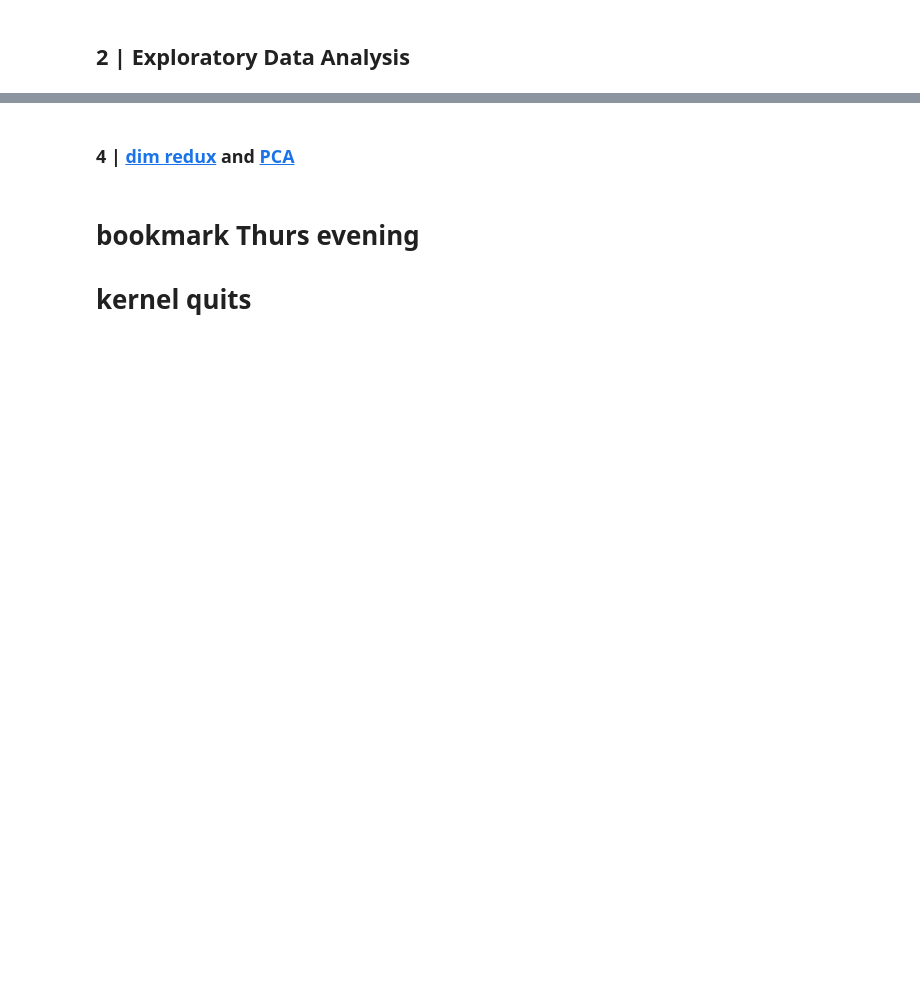
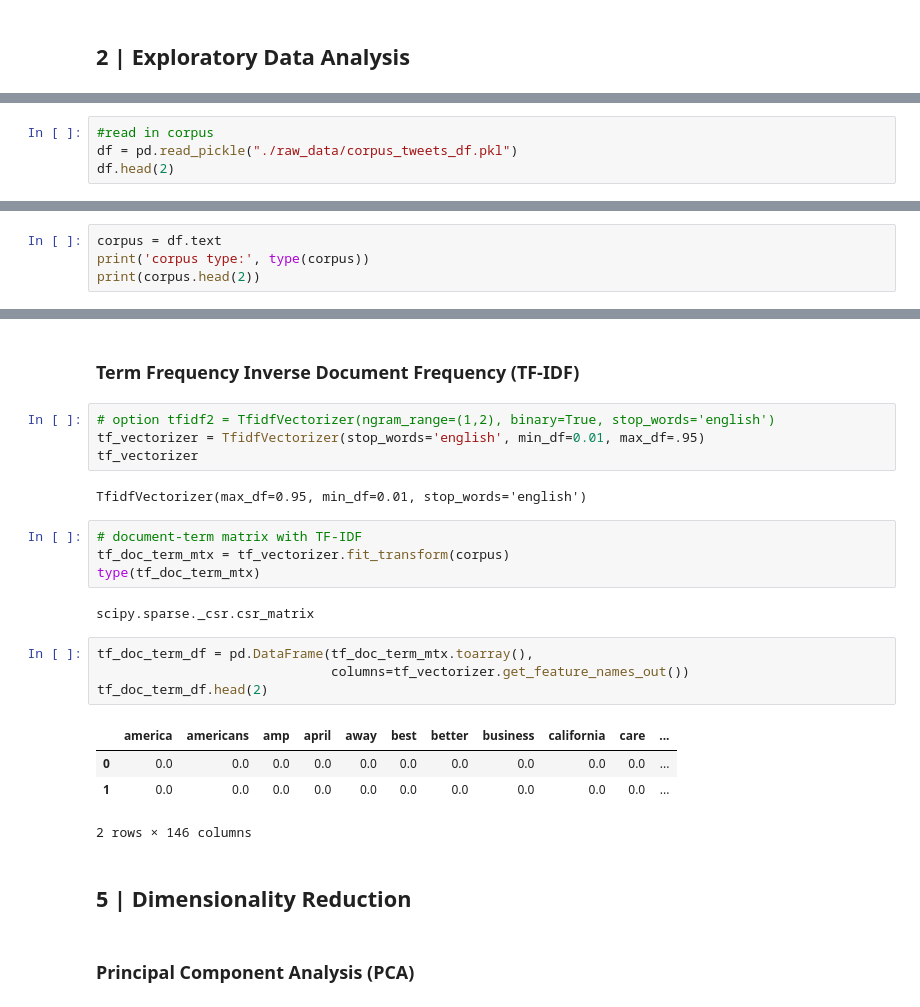
Before and after one commit to slp22/nlp-project, a Jupyter notebook: nlp-coronavirus-tweets-mvp.ipynb, the cells around one changed output, grey strips where cells are left out. Drawn from its saved outputs; the diff is of its cells as text; blank space fills up the shorter version.

```diff
--- a/nlp-coronavirus-tweets-mvp.ipynb
+++ b/nlp-coronavirus-tweets-mvp.ipynb
@@ -217,0 +243,4 @@ text_df_cv
+# %%
+#read in corpus
+df = pd.read_pickle("./raw_data/corpus_tweets_df.pkl")
+df.head(2)
@@ -224,0 +270,4 @@ df.head()
+# %%
+corpus = df.text
+print('corpus type:', type(corpus))
+print(corpus.head(2))
@@ -225,6 +301,28 @@ df.head()
+# %% [markdown]
+### Term Frequency Inverse Document Frequency (TF-IDF)
+# %%
+# option tfidf2 = TfidfVectorizer(ngram_range=(1,2), binary=True, stop_words='english')
+tf_vectorizer = TfidfVectorizer(stop_words='english', min_df=0.01, max_df=.95)
+tf_vectorizer
+# %% [output]
+TfidfVectorizer(max_df=0.95, min_df=0.01, stop_words='english')
+# %%
+# document-term matrix with TF-IDF
+tf_doc_term_mtx = tf_vectorizer.fit_transform(corpus)
+type(tf_doc_term_mtx)
+# %% [output]
+scipy.sparse._csr.csr_matrix
+# %%
+tf_doc_term_df = pd.DataFrame(tf_doc_term_mtx.toarray(),
+                              columns=tf_vectorizer.get_feature_names_out())
+tf_doc_term_df.head(2)
+# %% [output]
+|  | america | americans | amp | april | away | best | better | business | california | care | ... |
+| 0 | 0.0 | 0.0 | 0.0 | 0.0 | 0.0 | 0.0 | 0.0 | 0.0 | 0.0 | 0.0 | ... |
+| 1 | 0.0 | 0.0 | 0.0 | 0.0 | 0.0 | 0.0 | 0.0 | 0.0 | 0.0 | 0.0 | ... |
+2 rows × 146 columns
 # %% [markdown]
-### 4 | [dim redux](http://localhost:8888/notebooks/Documents/GitHub/metis_dsml/05_nlp/g2-dimensionality-reduction/nlp_unsupervised_dimensionality_reduction_exercises3.ipynb) and [PCA](http://localhost:8888/notebooks/Documents/GitHub/metis_dsml/05_nlp/g2-dimensionality-reduction/PCA_digits.ipynb)<a id='4'></a>
+## 5 | Dimensionality Reduction <a id='5'></a>
-# %% [markdown]
-# bookmark Thurs evening
-# kernel quits
+# %% [markdown]
+### Principal Component Analysis (PCA)
 # %%
```
Also changed, not shown: parts of 75 cells of this notebook.
